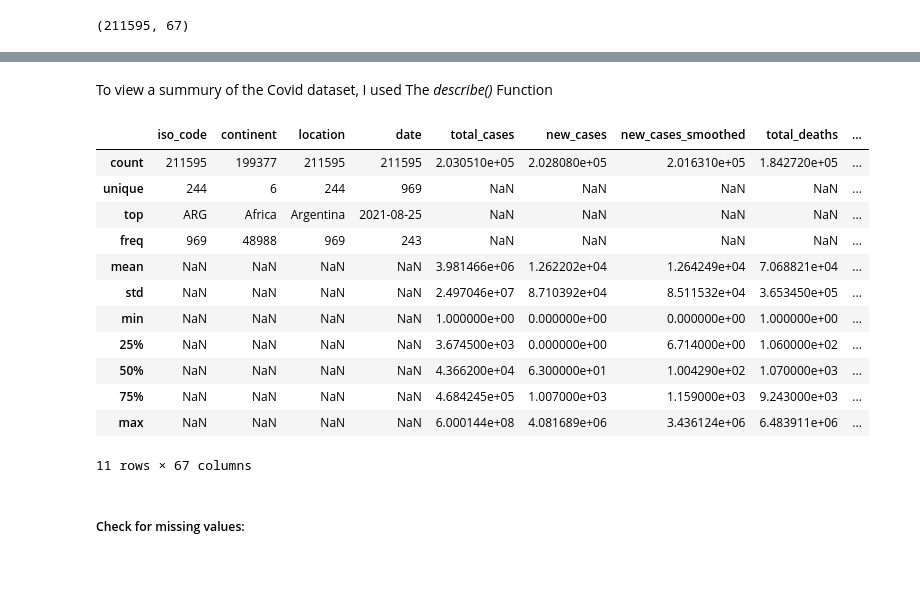
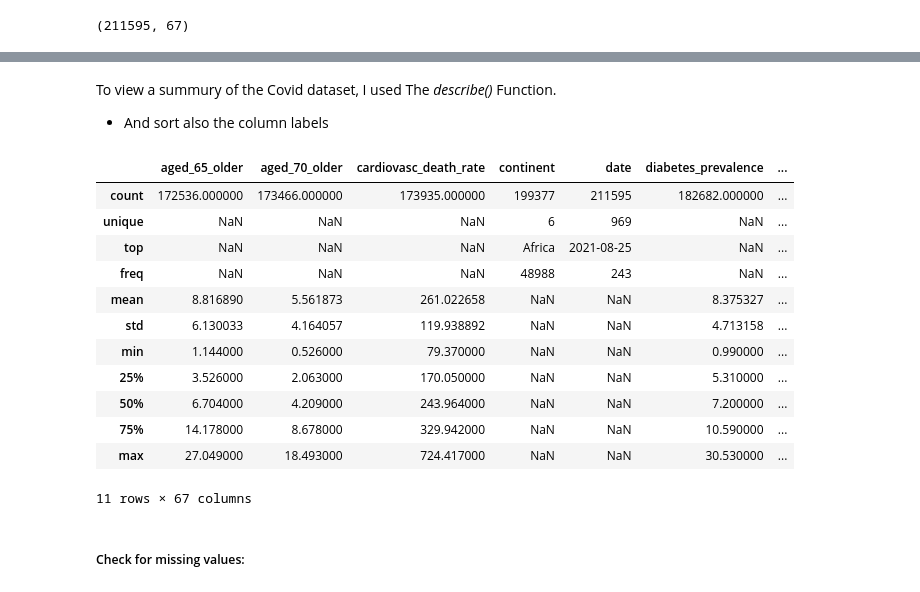
Before and after one commit to Brownred/DATA-ANALYSIS, a Jupyter notebook: covid-19 Dataset.ipynb, the cells around one changed output, grey strips where cells are left out. Cells and saved outputs as stored; diff of their text form; code cells hidden in the pictures.

```diff
--- a/covid-19 Dataset.ipynb
+++ b/covid-19 Dataset.ipynb
@@ -28,22 +60,23 @@ Covid.tail(8)
 # %% [markdown]
-To view a summury of the Covid dataset, I used The _*describe()*_ Function
+To view a summury of the Covid dataset, I used The _*describe()*_ Function.
+- And sort also the column labels
 # %%
-Covid.describe(include="all")
+Covid.describe(include="all").sort_index(axis=1)
 # Use "Covid.info()" To get the technical summary of the dataset eg.
 # the amount of memory/RAM used to hold the DataFrame
 # %% [output]
-|  | iso_code | continent | location | date | total_cases | new_cases | new_cases_smoothed | total_deaths | ... |
-| count | 211595 | 199377 | 211595 | 211595 | 2.030510e+05 | 2.028080e+05 | 2.016310e+05 | 1.842720e+05 | ... |
-| unique | 244 | 6 | 244 | 969 | NaN | NaN | NaN | NaN | ... |
-| top | ARG | Africa | Argentina | 2021-08-25 | NaN | NaN | NaN | NaN | ... |
-| freq | 969 | 48988 | 969 | 243 | NaN | NaN | NaN | NaN | ... |
-| mean | NaN | NaN | NaN | NaN | 3.981466e+06 | 1.262202e+04 | 1.264249e+04 | 7.068821e+04 | ... |
-| std | NaN | NaN | NaN | NaN | 2.497046e+07 | 8.710392e+04 | 8.511532e+04 | 3.653450e+05 | ... |
-| min | NaN | NaN | NaN | NaN | 1.000000e+00 | 0.000000e+00 | 0.000000e+00 | 1.000000e+00 | ... |
-| 25% | NaN | NaN | NaN | NaN | 3.674500e+03 | 0.000000e+00 | 6.714000e+00 | 1.060000e+02 | ... |
-| 50% | NaN | NaN | NaN | NaN | 4.366200e+04 | 6.300000e+01 | 1.004290e+02 | 1.070000e+03 | ... |
-| 75% | NaN | NaN | NaN | NaN | 4.684245e+05 | 1.007000e+03 | 1.159000e+03 | 9.243000e+03 | ... |
-| max | NaN | NaN | NaN | NaN | 6.000144e+08 | 4.081689e+06 | 3.436124e+06 | 6.483911e+06 | ... |
+|  | aged_65_older | aged_70_older | cardiovasc_death_rate | continent | date | diabetes_prevalence | ... |
+| count | 172536.000000 | 173466.000000 | 173935.000000 | 199377 | 211595 | 182682.000000 | ... |
+| unique | NaN | NaN | NaN | 6 | 969 | NaN | ... |
+| top | NaN | NaN | NaN | Africa | 2021-08-25 | NaN | ... |
+| freq | NaN | NaN | NaN | 48988 | 243 | NaN | ... |
+| mean | 8.816890 | 5.561873 | 261.022658 | NaN | NaN | 8.375327 | ... |
+| std | 6.130033 | 4.164057 | 119.938892 | NaN | NaN | 4.713158 | ... |
+| min | 1.144000 | 0.526000 | 79.370000 | NaN | NaN | 0.990000 | ... |
+| 25% | 3.526000 | 2.063000 | 170.050000 | NaN | NaN | 5.310000 | ... |
+| 50% | 6.704000 | 4.209000 | 243.964000 | NaN | NaN | 7.200000 | ... |
+| 75% | 14.178000 | 8.678000 | 329.942000 | NaN | NaN | 10.590000 | ... |
+| max | 27.049000 | 18.493000 | 724.417000 | NaN | NaN | 30.530000 | ... |
 11 rows × 67 columns
 # %% [markdown]
 ##### Check for missing values:
```
Also changed, not shown: parts of 6 cells of this notebook.
